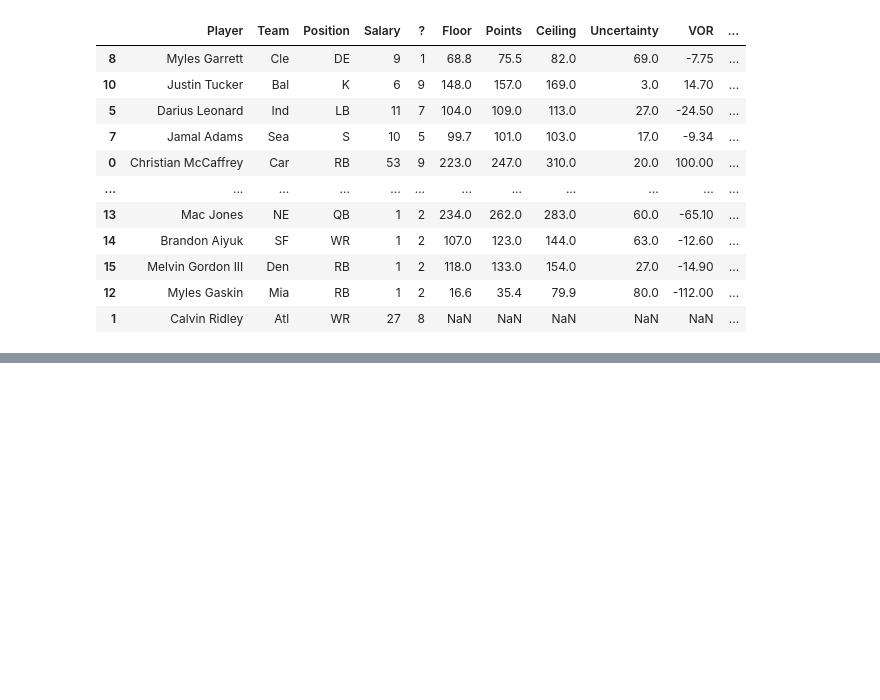
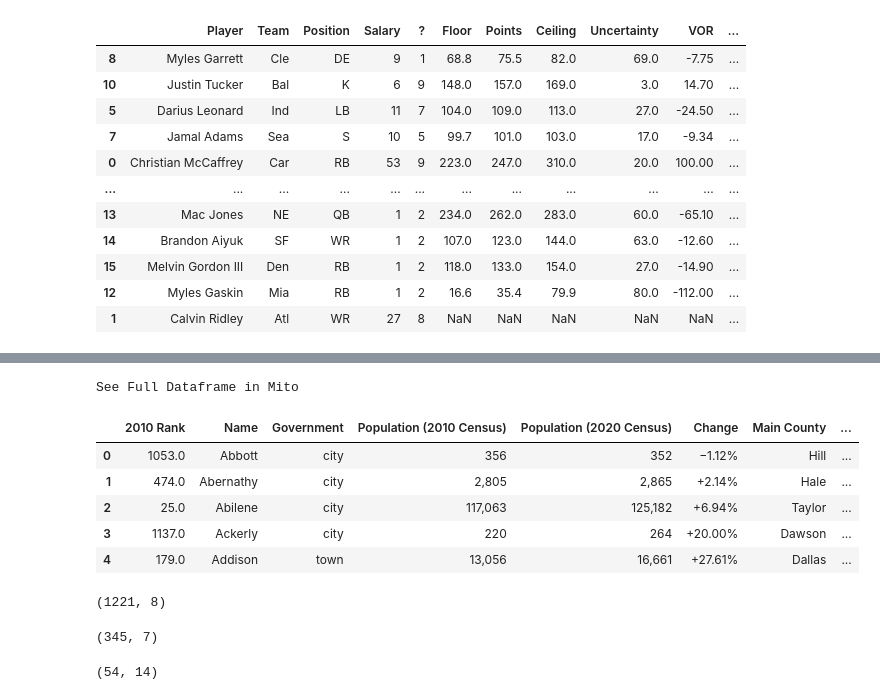
Before and after one commit to Jared-Godar/fantasy-football, a Jupyter notebook: keepers.ipynb, the cells around one changed output, grey strips where cells are left out. Saved outputs shown, nothing was run; the diff lists cells and outputs as text; code cells hidden in the pictures; blank space fills up the shorter version.

```diff
--- a/keepers.ipynb
+++ b/keepers.ipynb
@@ -3,3 +1,7 @@ import pandas as pd
+# %%
+import pandas as pd
+pd.set_option('display.max_rows', None)
+pd.set_option('display.max_columns', None)
 # %%
 df = pd.read_csv('keepers.csv')
 # %%
@@ -20,0 +27,2 @@ See Full Dataframe in Mito
+# %%
+tx = pd.read_csv('tx.csv')
@@ -20,0 +41,10 @@ See Full Dataframe in Mito
+# %%
+tx.head()
+# %% [output]
+See Full Dataframe in Mito
+|  | 2010 Rank | Name | Government | Population (2010 Census) | Population (2020 Census) | Change | Main County | ... |
+| 0 | 1053.0 | Abbott | city | 356 | 352 | −1.12% | Hill | ... |
+| 1 | 474.0 | Abernathy | city | 2,805 | 2,865 | +2.14% | Hale | ... |
+| 2 | 25.0 | Abilene | city | 117,063 | 125,182 | +6.94% | Taylor | ... |
+| 3 | 1137.0 | Ackerly | city | 220 | 264 | +20.00% | Dawson | ... |
+| 4 | 179.0 | Addison | town | 13,056 | 16,661 | +27.61% | Dallas | ... |
@@ -20,0 +53,12 @@ See Full Dataframe in Mito
+# %%
+tx.shape
+# %% [output]
+(1221, 8)
+# %%
+tn.shape
+# %% [output]
+(345, 7)
+# %%
+both.shape
+# %% [output]
+(54, 14)
```
Also changed, not shown: parts of 7 cells of this notebook, 2 other files.
